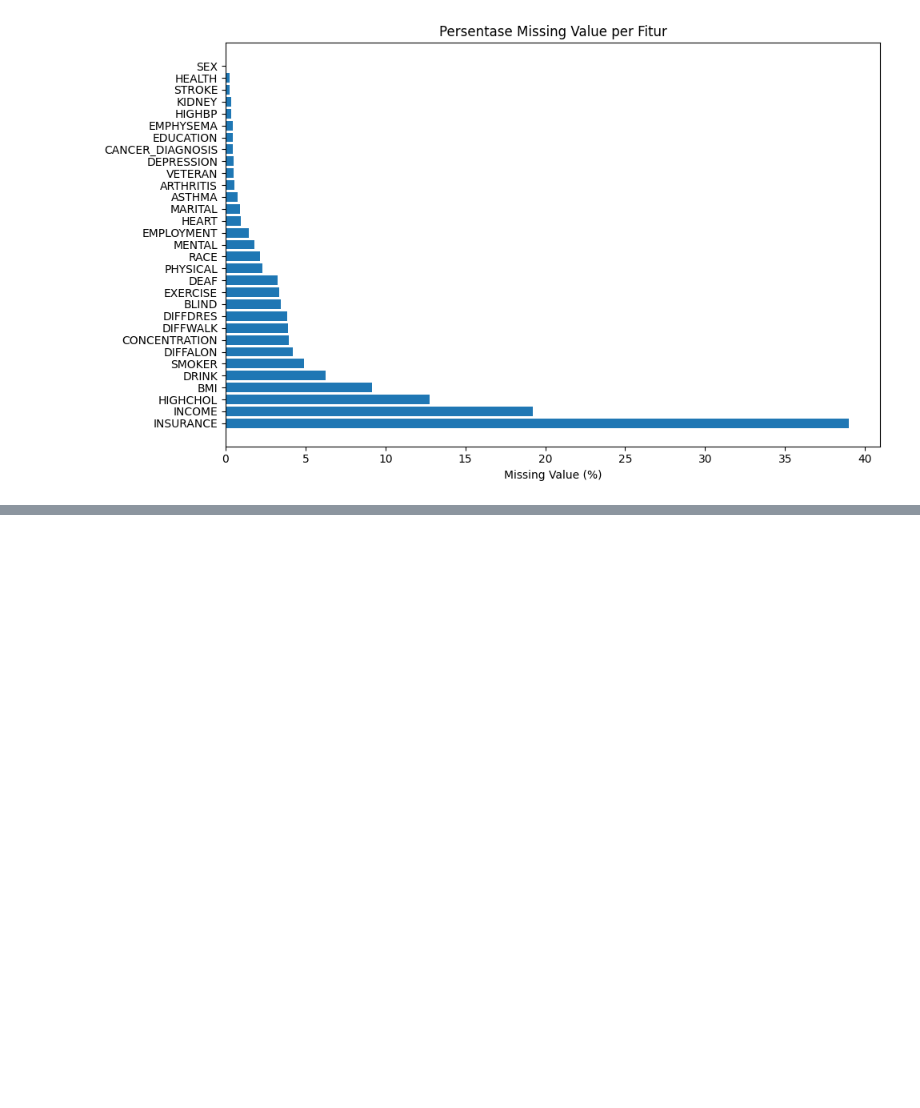
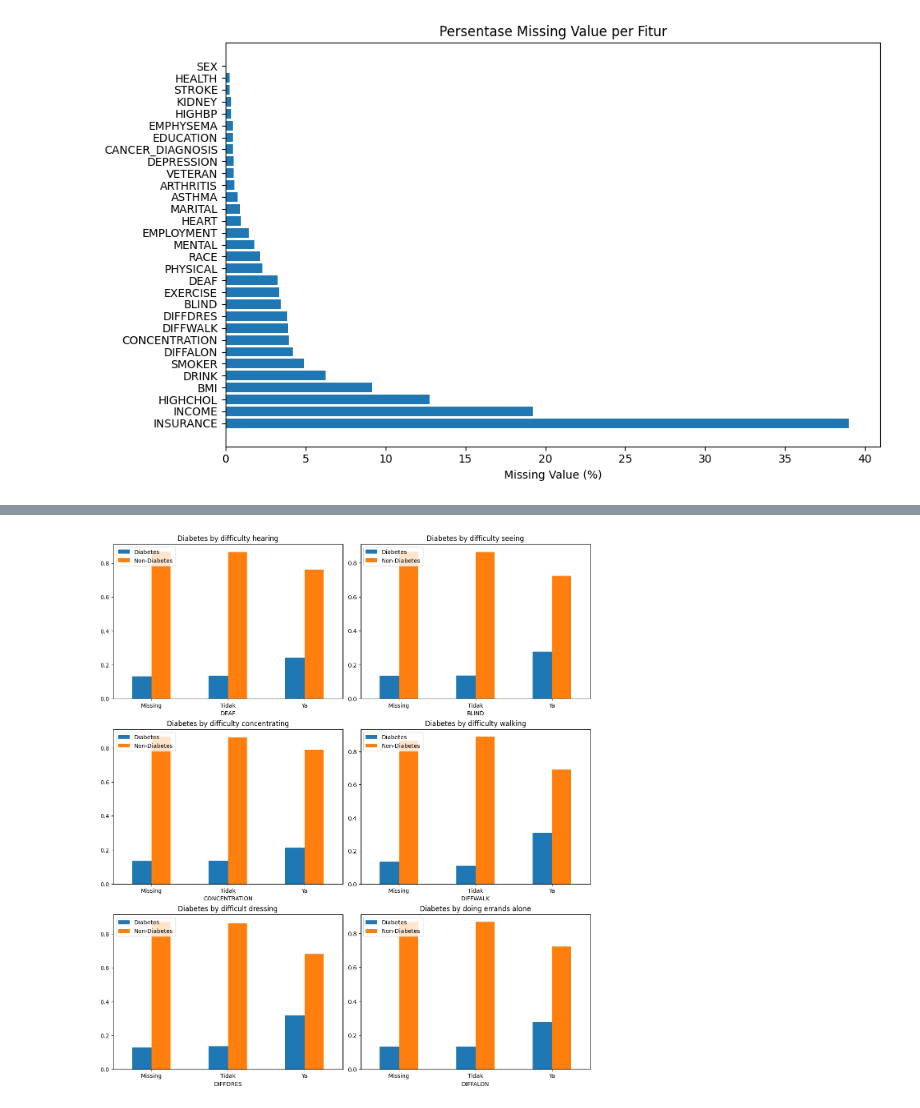
Before and after one commit to starshibrat/xg-shap-experiment, a Jupyter notebook: notebook/eda.ipynb, the cells around one changed output, grey strips where cells are left out. Saved outputs shown, nothing was run; the diff lists cells and outputs as text; code cells hidden in the pictures; blank space fills up the shorter version.

```diff
--- a/notebook/eda.ipynb
+++ b/notebook/eda.ipynb
@@ -148,0 +323,67 @@ msno.bar(df.sample(1000))
+# %%
+# Disability
+fig, axs = plt.subplots(nrows=3,
+                        ncols=2,
+                        sharex=False,
+                        sharey=False,
+                        layout="constrained",
+                        figsize=(12.0, 13.5)
+                    )
+
+generate_grouped_bar_plot(df, "DEAF", labels={
+    0: "Ya",
+    1: "Tidak",
+},
+    percentage=True,
+    ax=axs[0, 0],
+    dropna=False,
+    title="Diabetes by difficulty hearing")
+
+generate_grouped_bar_plot(df, "BLIND", labels={
+    0: "Ya",
+    1: "Tidak",
+},
+    percentage=True,
+    ax=axs[0, 1],
+    dropna=False,
+    title="Diabetes by difficulty seeing")
+
+generate_grouped_bar_plot(df, "CONCENTRATION", labels={
+    0: "Ya",
+    1: "Tidak",
+},
+    percentage=True,
+    ax=axs[1, 0],
+    dropna=False,
+    title="Diabetes by difficulty concentrating")
+
+generate_grouped_bar_plot(df, "DIFFWALK", labels={
+    0: "Ya",
+    1: "Tidak",
+},
+    percentage=True,
+    ax=axs[1, 1],
+    dropna=False,
+    title="Diabetes by difficulty walking")
+
+generate_grouped_bar_plot(df, "DIFFDRES", labels={
+    0: "Ya",
+    1: "Tidak",
+},
+    percentage=True,
+    ax=axs[2, 0],
+    dropna=False,
+    title="Diabetes by difficult dressing")
+
+generate_grouped_bar_plot(df, "DIFFALON", labels={
+    0: "Ya",
+    1: "Tidak",
+},
+    percentage=True,
+    ax=axs[2, 1],
+    dropna=False,
+    title="Diabetes by doing errands alone")
+
+plt.show()
+# %% [output]
+[figure, added]
```
Also changed, not shown: parts of 7 cells of this notebook, 11 other files.
